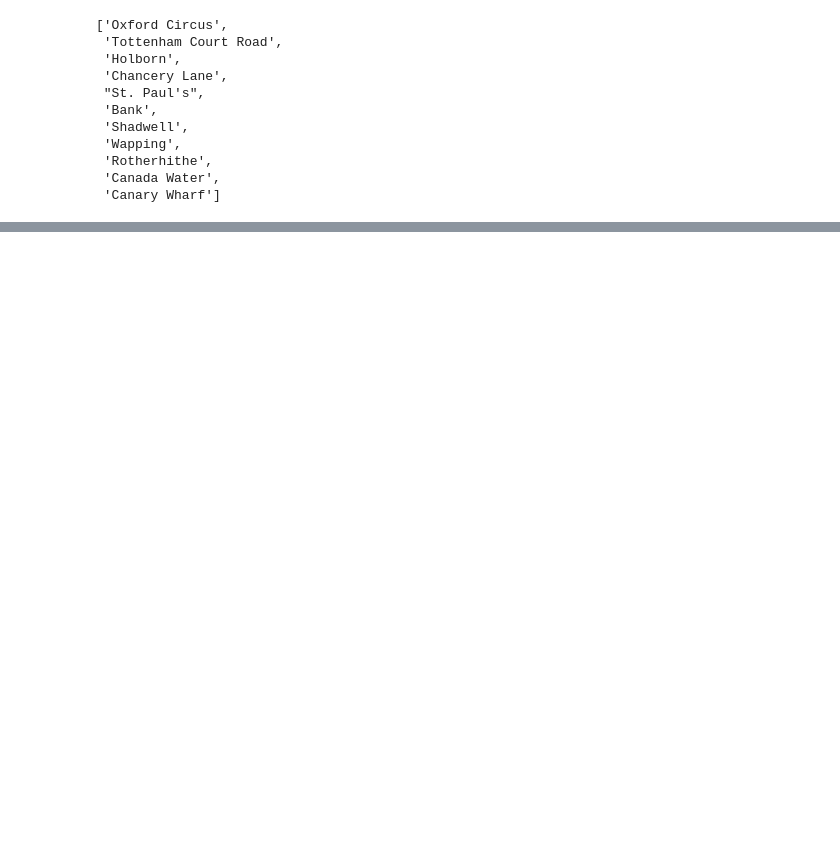
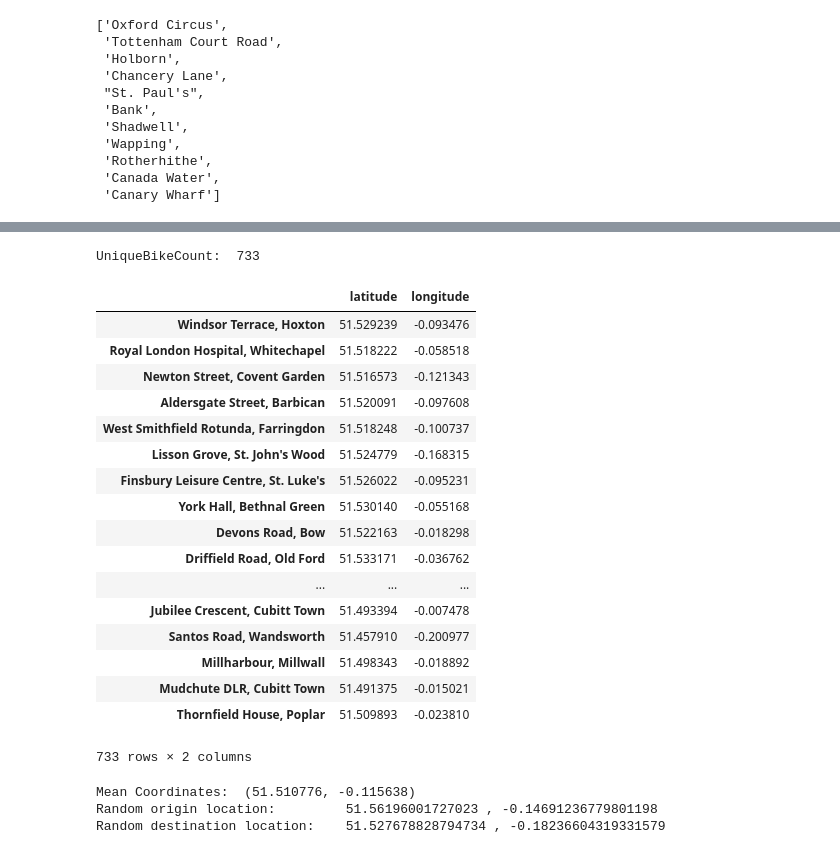
Before and after one commit to joshspicer/london-bike-share-efficiency, a Jupyter notebook: london/london.ipynb, the cells around one changed output, grey strips where cells are left out. Cells and saved outputs as stored; diff of their text form; code cells hidden in the pictures; blank space fills up the shorter version.

```diff
--- a/london/london.ipynb
+++ b/london/london.ipynb
@@ -18,8 +19,12 @@ pd.set_option('max_colwidth', 200)
 Loading BokehJS ...
 [interactive output not drawn]
 # %%
+# Tube
 lines       = pd.read_csv('london.lines.csv', index_col=0)
 stations    = pd.read_csv('london.stations.csv', index_col=0)
 stationsRein= pd.read_csv('london.stations.reindexed.csv', index_col=0)
 connections = pd.read_csv('london.connections.csv')
+
+# Bikes
+rawData       = pd.read_csv('bikes/london-bikes-coords.csv', index_col=0)
 # %%
@@ -107 +132,74 @@ nx.algorithms.connectivity.stoerwagner.stoer_wagner(graph)
+# %%
+# BIKES
+uniqueBikeLocations = {}
+uniqueBikeCount = 0
+
+for id, info in rawData.iterrows():
+    if info["StartStation Name"] not in uniqueBikeLocations:
+        name = info["StartStation Name"]
+        lat = info["StartLatitude"]
+        long = info["StartLongitude"]
+        uniqueBikeLocations[name] = (lat, long)
+        uniqueBikeCount += 1
+
+    if info["EndStation Name"] not in uniqueBikeLocations:
+        name = info["EndStation Name"]
+        lat = info["EndLatitude"]
+        long = info["EndLongitude"]
+        uniqueBikeLocations[name] = (lat, long)
+        uniqueBikeCount += 1
+
+print("UniqueBikeCount: ",uniqueBikeCount)
+# %% [output]
+UniqueBikeCount:  733
+# %%
+# list of unique bike locations ("stations") and their coordinates
+pd.DataFrame.from_dict(uniqueBikeLocations, orient="index", columns=['latitude', 'longitude'])
+# %% [output]
+|  | latitude | longitude |
+| Windsor Terrace, Hoxton | 51.529239 | -0.093476 |
+| Royal London Hospital, Whitechapel | 51.518222 | -0.058518 |
+| Newton Street, Covent Garden | 51.516573 | -0.121343 |
+| Aldersgate Street, Barbican | 51.520091 | -0.097608 |
+| West Smithfield Rotunda, Farringdon | 51.518248 | -0.100737 |
+| Lisson Grove, St. John's Wood | 51.524779 | -0.168315 |
+| Finsbury Leisure Centre, St. Luke's | 51.526022 | -0.095231 |
+| York Hall, Bethnal Green | 51.530140 | -0.055168 |
+| Devons Road, Bow | 51.522163 | -0.018298 |
+| Driffield Road, Old Ford | 51.533171 | -0.036762 |
+| ... | ... | ... |
+| Jubilee Crescent, Cubitt Town | 51.493394 | -0.007478 |
+| Santos Road, Wandsworth | 51.457910 | -0.200977 |
+| Millharbour, Millwall | 51.498343 | -0.018892 |
+| Mudchute DLR, Cubitt Town | 51.491375 | -0.015021 |
+| Thornfield House, Poplar | 51.509893 | -0.023810 |
+733 rows × 2 columns
+# %%
+# Calcuates mean coordinates based on Tube Stations
+
+latcoors = stationsRein['latitude']
+longcoors = stationsRein['longitude']
+latmean = latcoors.mean()
+longmean = longcoors.mean()
+
+# meancoors = (latmean, longmean)
+
+# Center of London
+meancoors = (51.510776, -0.115638)
+
+print("Mean Coordinates: ", meancoors)
+longitudeBoundSize = 0.2 # Mess with these for bigger radius
+latitudeBoundSize = 0.2  # Mess with these for bigger radius
+
+randLat1 = meancoors[0] + (random.uniform(0,1)*latitudeBoundSize - (latitudeBoundSize/2))
+randLong1 = meancoors[1] + (random.uniform(0,1)*longitudeBoundSize - (longitudeBoundSize/2))
+randLat2 = meancoors[0] + (random.uniform(0,1)*latitudeBoundSize - (latitudeBoundSize/2))
+randLong2 = meancoors[1] + (random.uniform(0,1)*longitudeBoundSize - (longitudeBoundSize/2))
+
+print("Random origin location:        ", randLat1,"," ,randLong1)
+print("Random destination location:   ", randLat2,",", randLong2)
+# %% [output]
+Mean Coordinates:  (51.510776, -0.115638)
+Random origin location:         51.56196001727023 , -0.14691236779801198
+Random destination location:    51.527678828794734 , -0.18236604319331579
 # %%
```
Also changed, not shown: parts of 11 cells of this notebook, 1 other file.
